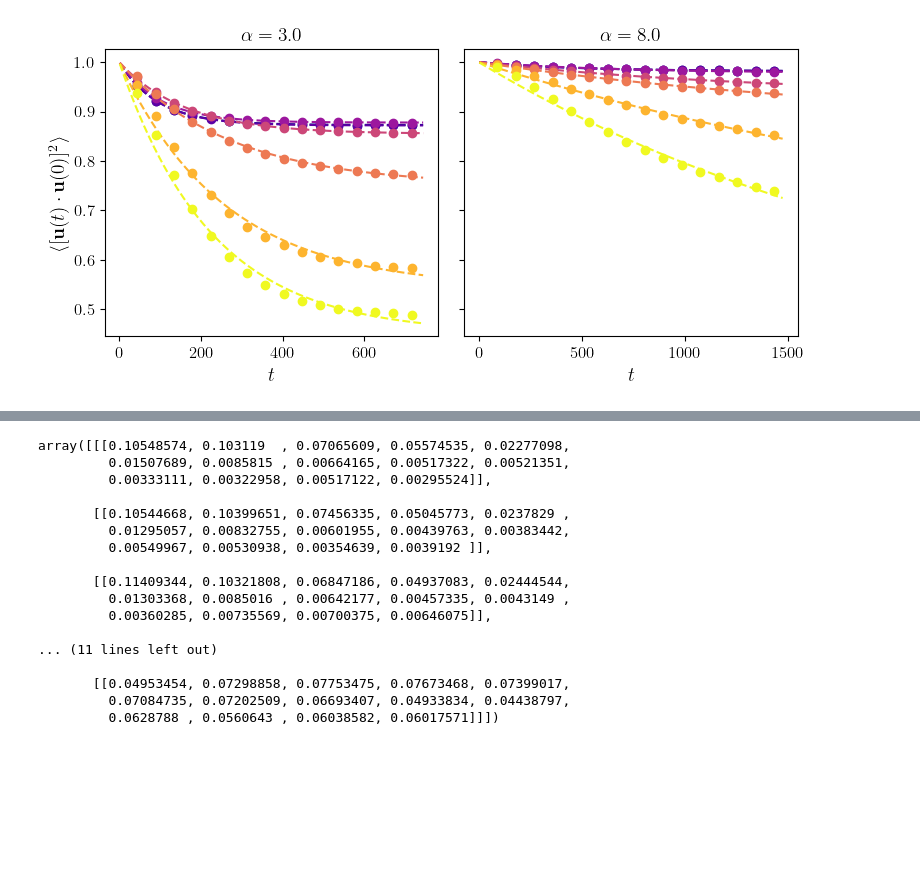
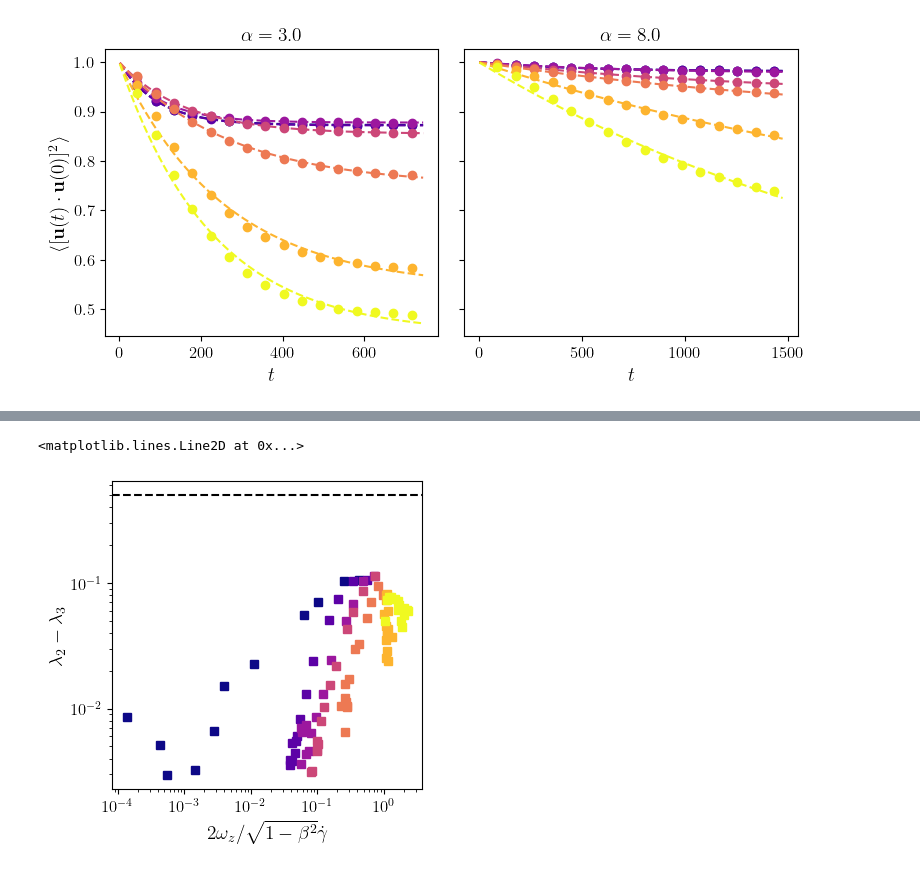
Before and after one commit to JBil8/Data_processing_orientations, a Jupyter notebook: maier_3d.ipynb, the cells around one changed output, grey strips where cells are left out. Cells and saved outputs as stored; diff of their text form; code cells hidden in the pictures; blank space fills up the shorter version.

```diff
--- a/maier_3d.ipynb
+++ b/maier_3d.ipynb
@@ -973,20 +957,24 @@ ax.grid(True)
-# %%
-biaxiality
-# %% [output]
-array([[[0.10548574, 0.103119  , 0.07065609, 0.05574535, 0.02277098,
-         0.01507689, 0.0085815 , 0.00664165, 0.00517322, 0.00521351,
-         0.00333111, 0.00322958, 0.00517122, 0.00295524]],
-
-       [[0.10544668, 0.10399651, 0.07456335, 0.05045773, 0.0237829 ,
-         0.01295057, 0.00832755, 0.00601955, 0.00439763, 0.00383442,
-         0.00549967, 0.00530938, 0.00354639, 0.0039192 ]],
-
-       [[0.11409344, 0.10321808, 0.06847186, 0.04937083, 0.02444544,
-         0.01303368, 0.0085016 , 0.00642177, 0.00457335, 0.0043149 ,
-         0.00360285, 0.00735569, 0.00700375, 0.00646075]],
-
-... (11 lines left out)
-
-       [[0.04953454, 0.07298858, 0.07753475, 0.07673468, 0.07399017,
-         0.07084735, 0.07202509, 0.06693407, 0.04933834, 0.04438797,
-         0.0628788 , 0.0560643 , 0.06038582, 0.06017571]]])
+# %%
+fig, ax = plt.subplots(1, 1, figsize=(4, 4))
+beta = (aspect_ratios**2 - 1) / (aspect_ratios**2 + 1)
+for i_cof, cof_val in enumerate(cofs):
+    Pe = shear_rates[i_cof, 0, :] / (D_r[i_cof, 0, :])
+    shear_at_amgle = beta* np.sin(2 *theta_d[i_cof, 0, :])
+
+    ax.loglog(
+        -2*omega[i_cof, 0, :, 2] *shear_rates[i_cof, 0, :] / np.sqrt(1-beta**2),
+        biaxiality[i_cof, 0, :],  # factor 3 accounts for the use of cos(2*theta) instead of P_2(cos(theta))
+        's',
+        label=f"{cof_val}",
+        color=colors_cof[i_cof]
+    )
+# ax.set_xlabel(f"$\\alpha$")
+ax.set_xlabel("$2\\omega_z/ \\sqrt{1 - \\beta^2} \\dot\\gamma$")
+ax.set_ylabel("$\\lambda_2- \\lambda_3$")
+ax.axhline(0.5, color='k', linestyle='--', linewidth=1.5, label="Maximum biaxiality")
+# plt.xlim(0.0001, 1.4)
+# ax.set_ylim(0, 100)
+# fig.savefig(f"Pe_vs_alpha_I_{I}.png", dpi=300, bbox_inches='tight')
+# %% [output]
+<matplotlib.lines.Line2D at 0x...>
+[figure, added]
```
Also changed, not shown: parts of 18 cells of this notebook, 1 other file.
